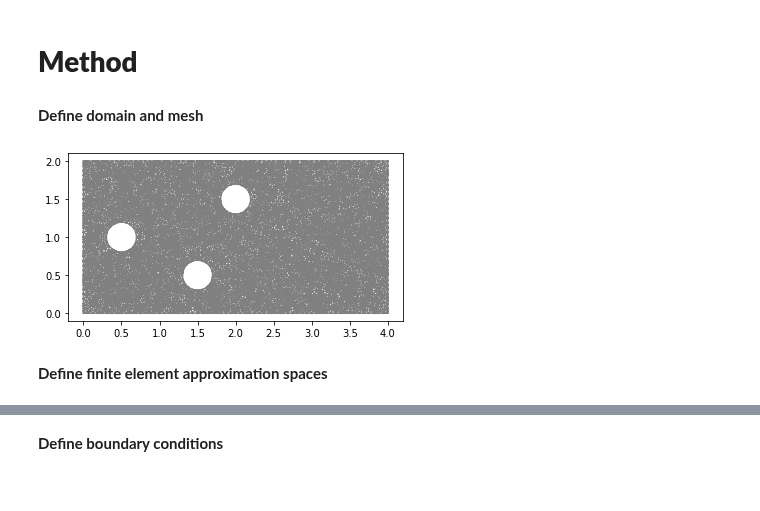
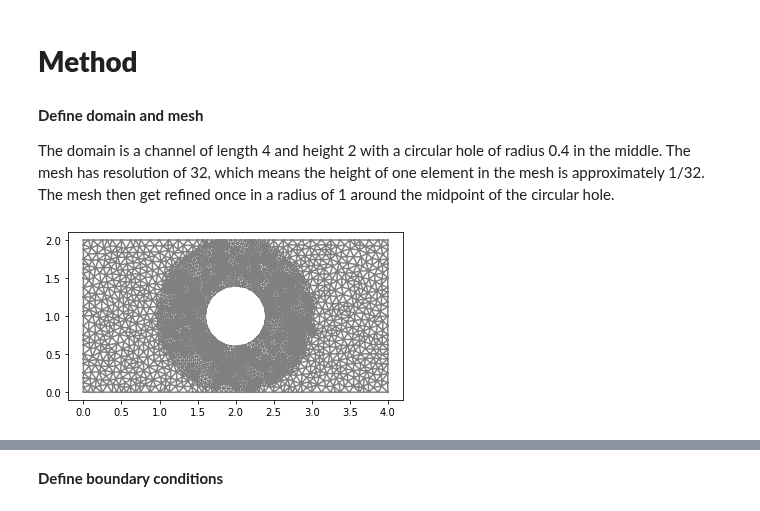
Before and after one commit to johanhoffman/DD2365-VT20, a Jupyter notebook: Linde-Stokes.ipynb, the cells around one changed output, grey strips where cells are left out. Saved outputs shown, nothing was run; the diff lists cells and outputs as text; code cells hidden in the pictures.

Commit message:
Domain and mesh

```diff
--- a/Linde-Stokes.ipynb
+++ b/Linde-Stokes.ipynb
@@ -69,34 +69,34 @@ We use inf-sup stable Taylor-Hood approximation spaces,
 and to implement the velocity boundary conditions we use a penalty formulation, with a penalty parameter $\gamma = C/h$, with $C>0$ a constant and $h$ the local mesh size. At outflow we use a "do nothing" stress free boundary condition.
 # %% [markdown]
 # **Method**
-# %% [markdown]
-**Define domain and mesh**
+# %% [markdown]
+**Define domain and mesh**
+
+The domain is a channel of length 4 and height 2 with a circular hole of radius 0.4 in the middle. The mesh has resolution of 32, which means the height of one element in the mesh is approximately 1/32. The mesh then get refined once in a radius of 1 around the midpoint of the circular hole.
 # %%
 # Define rectangular domain
 L = 4
 H = 2
 
 # Generate mesh (examples with and without a hole in the mesh)
-resolution = 64
+resolution = 32
 #mesh = RectangleMesh(Point(0.0, 0.0), Point(L, H), L*resolution, H*resolution)
-#mesh = generate_mesh(Rectangle(Point(0.0,0.0), Point(L,H)) - Circle(Point(0.5,0.5*H),0.2), resolution)
-mesh = generate_mesh(Rectangle(Point(0.0,0.0), Point(L,H)) - Circle(Point(1.5,0.25*H),0.2) - Circle(Point(0.5,0.5*H),0.2) - Circle(Point(2.0,0.75*H),0.2), resolution)
+mesh = generate_mesh(Rectangle(Point(0.0,0.0), Point(L,H)) - Circle(Point(0.5*L,0.5*H),0.4), resolution)
+# mesh = generate_mesh(Rectangle(Point(0.0,0.0), Point(L,H)) - Circle(Point(1.5,0.25*H),0.2) - Circle(Point(0.5,0.5*H),0.2) - Circle(Point(2.0,0.75*H),0.2), resolution)
 
 # Local mesh refinement (specified by a cell marker)
-no_levels = 0
+no_levels = 1
 for i in range(0,no_levels):
   cell_marker = MeshFunction("bool", mesh, mesh.topology().dim())
   for cell in cells(mesh):
     cell_marker[cell] = False
     p = cell.midpoint()
-    if p.distance(Point(0.5, 0.5)) < 1.0:
+    if p.distance(Point(0.5*L, 0.5*H)) < 1.0:
         cell_marker[cell] = True
   mesh = refine(mesh, cell_marker)
 
 plt.figure()
 plot(mesh)
 plt.show()
 # %% [output]
-[figure, old version]
+[figure, new version]
-# %% [markdown]
-**Define finite element approximation spaces**
```
Also changed, not shown: parts of 4 cells of this notebook.
